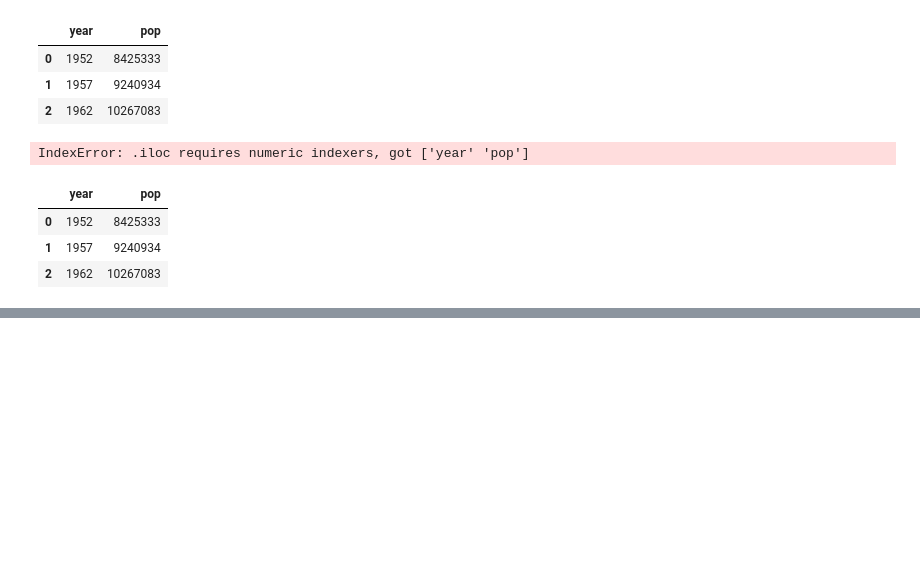
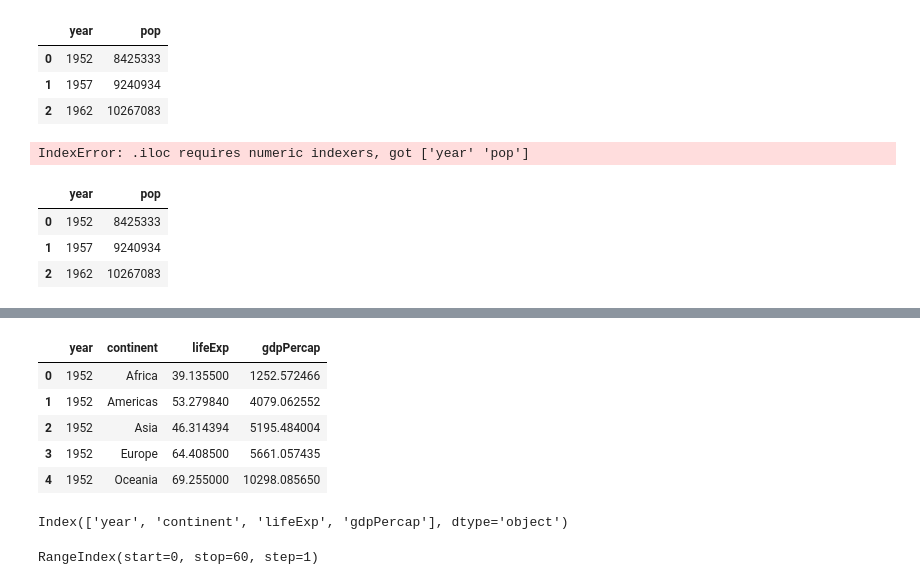
Before and after one commit to chendaniely/2022-06-29-python, a Jupyter notebook: 01-intro.ipynb, the cells around one changed output, grey strips where cells are left out. Cells and saved outputs as stored; diff of their text form; code cells hidden in the pictures; blank space fills up the shorter version.

```diff
--- a/01-intro.ipynb
+++ b/01-intro.ipynb
@@ -269,0 +358,19 @@ df.iloc[[0, 1, 2], [2, 4]]
+# %%
+grouped_reset = grouped.reset_index()
+# %%
+grouped_reset.head()
+# %% [output]
+|  | year | continent | lifeExp | gdpPercap |
+| 0 | 1952 | Africa | 39.135500 | 1252.572466 |
+| 1 | 1952 | Americas | 53.279840 | 4079.062552 |
+| 2 | 1952 | Asia | 46.314394 | 5195.484004 |
+| 3 | 1952 | Europe | 64.408500 | 5661.057435 |
+| 4 | 1952 | Oceania | 69.255000 | 10298.085650 |
+# %%
+grouped_reset.columns
+# %% [output]
+Index(['year', 'continent', 'lifeExp', 'gdpPercap'], dtype='object')
+# %%
+grouped_reset.index
+# %% [output]
+RangeIndex(start=0, stop=60, step=1)
```
Also changed, not shown: parts of 9 cells of this notebook, 2 other files.
